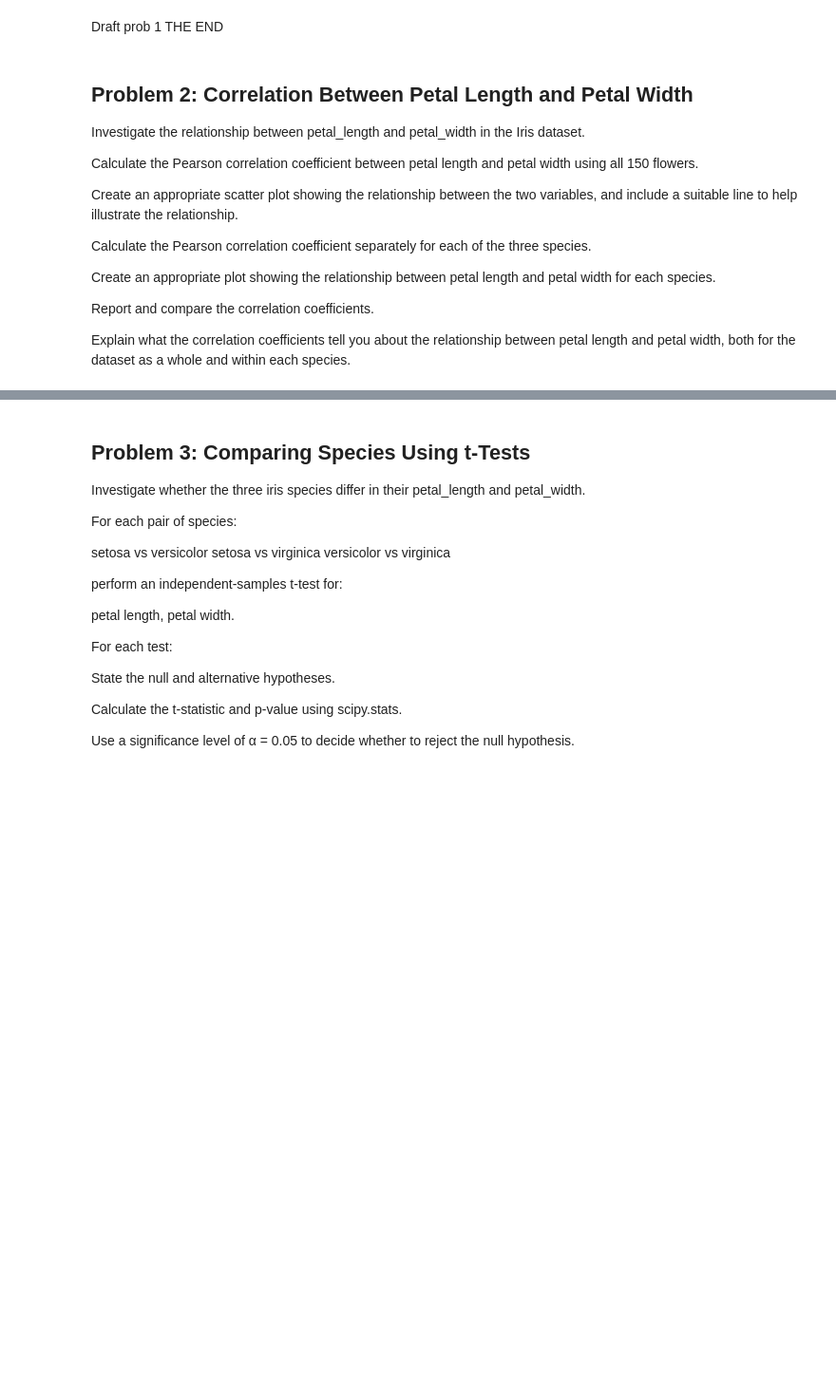
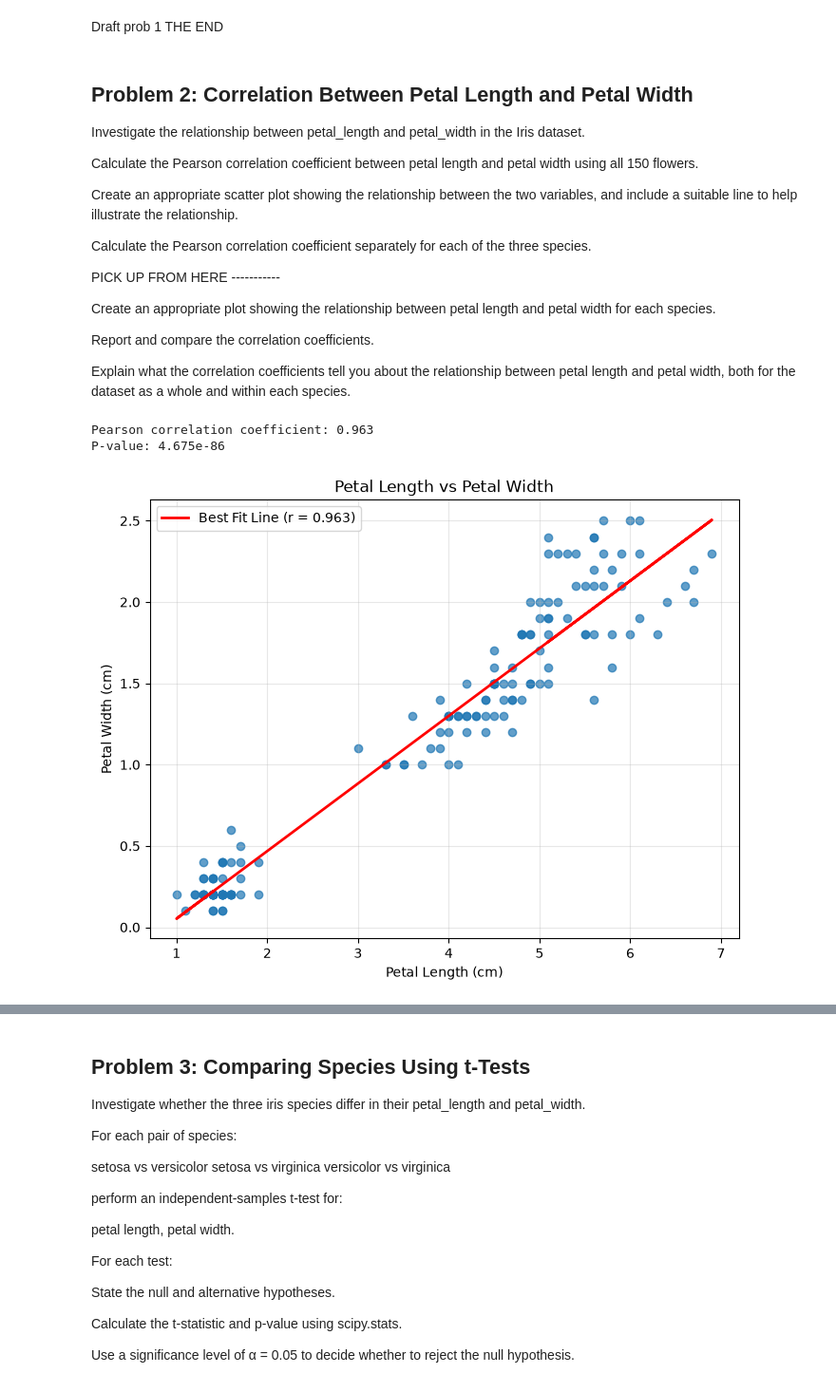
Before and after one commit to LDonn32/Applied-Statistics-Assessment, a Jupyter notebook: problems.ipynb, the cells around one changed output, grey strips where cells are left out. Shown at 95% size. Drawn from its saved outputs; the diff is of its cells as text; code cells hidden in the pictures; blank space fills up the shorter version.

```diff
--- a/problems.ipynb
+++ b/problems.ipynb
@@ -256,6 +257,9 @@ variables, and include a suitable line to help illustrate the relationship.
 Calculate the Pearson correlation coefficient separately for each of the
 three species.
 
+
+PICK UP FROM HERE -----------
+
 Create an appropriate plot showing the relationship between petal length and
 petal width for each species.
 
@@ -264,3 +268,41 @@ Report and compare the correlation coefficients.
 Explain what the correlation coefficients tell you about the relationship
 between petal length and petal width, both for the dataset as a whole and
 within each species.
+# %%
+
+
+# Extract variables
+petal_length = df['petal length (cm)']
+petal_width = df['petal width (cm)']
+
+# Calculate Pearson correlation coefficient
+r, p_value = pearsonr(petal_length, petal_width)
+
+print(f"Pearson correlation coefficient: {r:.3f}")
+print(f"P-value: {p_value:.3e}")
+
+# Create scatter plot
+plt.figure(figsize=(8, 6))
+plt.scatter(petal_length, petal_width, alpha=0.7)
+
+# Add line of best fit
+m, b = np.polyfit(petal_length, petal_width, 1)
+plt.plot(
+    petal_length,
+    m * petal_length + b,
+    color='red',
+    linewidth=2,
+    label=f'Best Fit Line (r = {r:.3f})'
+)
+
+plt.title('Petal Length vs Petal Width')
+plt.xlabel('Petal Length (cm)')
+plt.ylabel('Petal Width (cm)')
+plt.legend()
+plt.grid(alpha=0.3)
+
+plt.show()
+# %% [output]
+Pearson correlation coefficient: 0.963
+P-value: 4.675e-86
+[figure, added]
```
Also changed, not shown: parts of 3 cells of this notebook.
